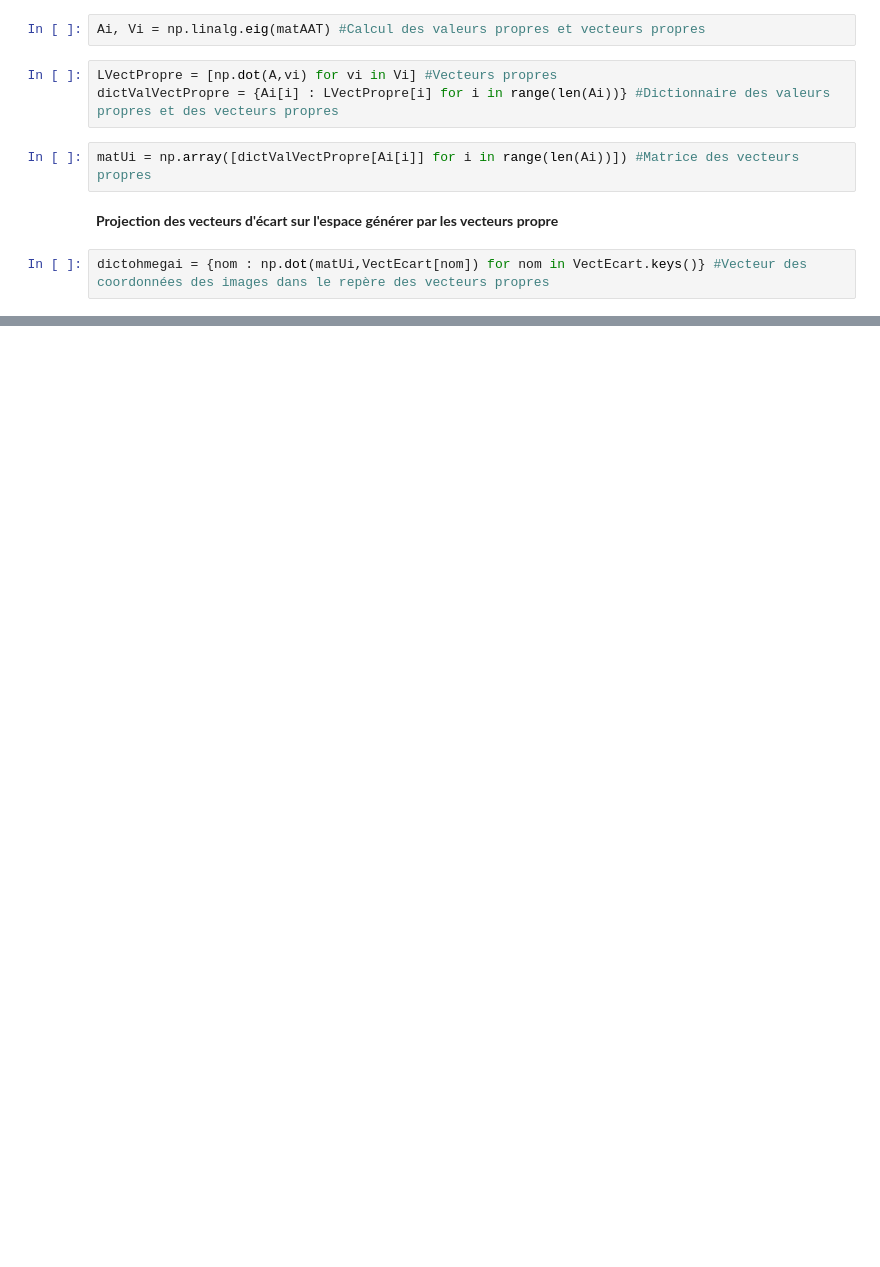
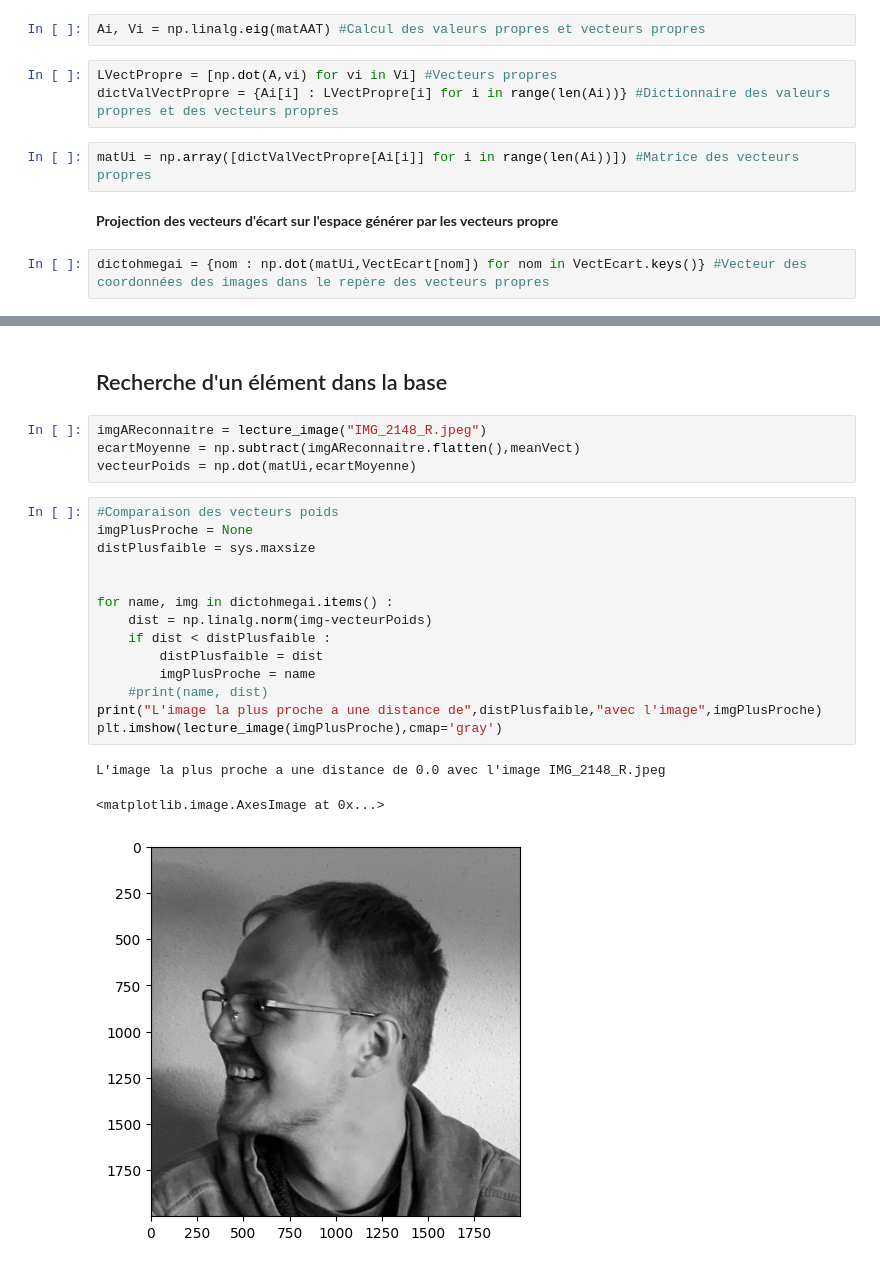
Before and after one commit to simlefebvre/VA53-ACP, a Jupyter notebook: ACP.ipynb, the cells around one changed output, grey strips where cells are left out. Drawn from its saved outputs; the diff is of its cells as text; blank space fills up the shorter version.

```diff
--- a/ACP.ipynb
+++ b/ACP.ipynb
@@ -97,0 +120,24 @@ dictohmegai = {nom : np.dot(matUi,VectEcart[nom]) for nom in VectEcart.keys()} #
+# %% [markdown]
+## Recherche d'un élément dans la base
+# %%
+imgAReconnaitre = lecture_image("IMG_2148_R.jpeg")
+ecartMoyenne = np.subtract(imgAReconnaitre.flatten(),meanVect)
+vecteurPoids = np.dot(matUi,ecartMoyenne)
+# %%
+#Comparaison des vecteurs poids
+imgPlusProche = None
+distPlusfaible = sys.maxsize
+
+
+for name, img in dictohmegai.items() :
+    dist = np.linalg.norm(img-vecteurPoids)
+    if dist < distPlusfaible :
+        distPlusfaible = dist
+        imgPlusProche = name
+    #print(name, dist)
+print("L'image la plus proche a une distance de",distPlusfaible,"avec l'image",imgPlusProche)
+plt.imshow(lecture_image(imgPlusProche),cmap='gray')
+# %% [output]
+L'image la plus proche a une distance de 0.0 avec l'image IMG_2148_R.jpeg
+<matplotlib.image.AxesImage at 0x...>
+[figure, added]
```
Also changed, not shown: parts of 9 cells of this notebook.
